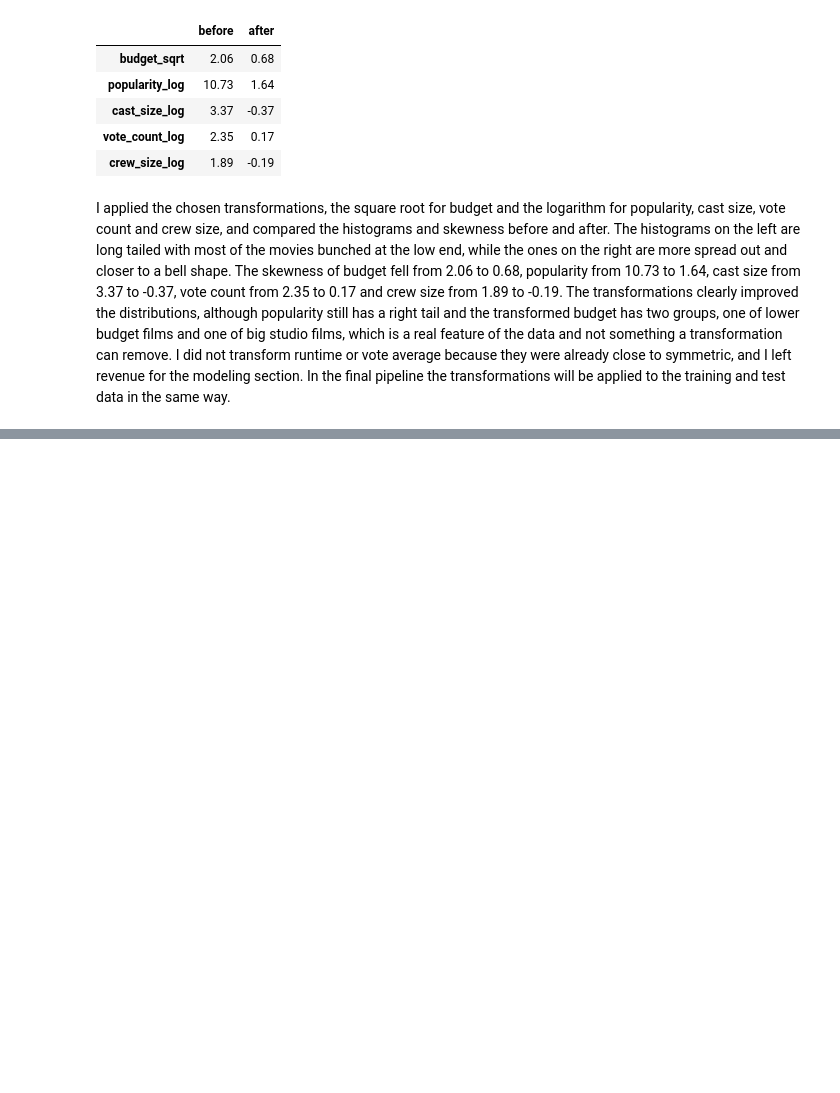
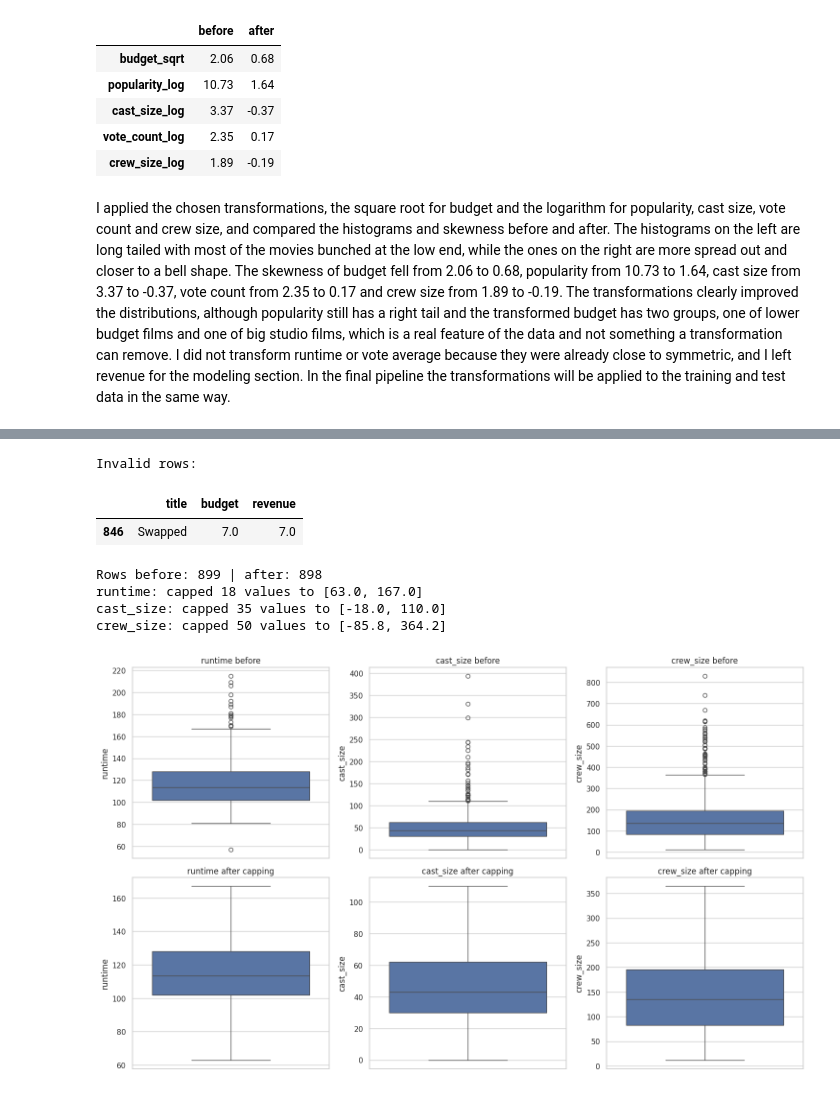
Before and after one commit to eishaiqbal767-cmyk/AI-TMBD-MOVIES-PROJECT, a Jupyter notebook: Notebooks/TMBD_Project.ipynb, the cells around one changed output, grey strips where cells are left out. Drawn from its saved outputs; the diff is of its cells as text; code cells hidden in the pictures; blank space fills up the shorter version.

Commit message:
Section 8: Outlier Detection Using the IQR Method

```diff
--- a/Notebooks/TMBD_Project.ipynb
+++ b/Notebooks/TMBD_Project.ipynb
@@ -1063,0 +1074,16 @@ I applied the chosen transformations, the square root for budget and the logarit
+# %%
+out_cols = ['budget', 'revenue', 'runtime', 'cast_size', 'crew_size',
+            'popularity', 'vote_count', 'vote_average']
+rows = []
+for c in out_cols:
+    s = eda[c].dropna()
+    q1, q3 = s.quantile(0.25), s.quantile(0.75)
+    iqr = q3 - q1
+    lo, hi = q1 - 1.5 * iqr, q3 + 1.5 * iqr
+    below, above = (s < lo).sum(), (s > hi).sum()
+    rows.append({'feature': c, 'Q1': q1, 'Q3': q3, 'IQR': iqr,
+                 'lower_fence': lo, 'upper_fence': hi,
+                 'below': below, 'above': above,
+                 'outliers_%': round((below + above) / len(s) * 100, 1)})
+iqr_table = pd.DataFrame(rows).set_index('feature')
+display(iqr_table.round(2))
@@ -1063,0 +1151,34 @@ I applied the chosen transformations, the square root for budget and the logarit
+# %%
+
+invalid = (eda['revenue'] < 1000) | (eda['budget'] < 1000)
+print('Invalid rows:')
+display(eda[invalid][['title', 'budget', 'revenue']])
+treated = eda[~invalid].copy()
+print('Rows before:', len(eda), '| after:', len(treated))
+
+
+cap_cols = ['runtime', 'cast_size', 'crew_size']
+capped = treated.copy()
+for c in cap_cols:
+    q1, q3 = treated[c].quantile(0.25), treated[c].quantile(0.75)
+    lo, hi = q1 - 1.5 * (q3 - q1), q3 + 1.5 * (q3 - q1)
+    n_cap = ((treated[c] < lo) | (treated[c] > hi)).sum()
+    capped[c] = treated[c].clip(lower=lo, upper=hi)
+    print(f'{c}: capped {n_cap} values to [{lo:.1f}, {hi:.1f}]')
+
+
+fig, axes = plt.subplots(2, 3, figsize=(15, 9))
+for i, c in enumerate(cap_cols):
+    sns.boxplot(y=treated[c], ax=axes[0, i]); axes[0, i].set_title(f'{c} before')
+    sns.boxplot(y=capped[c], ax=axes[1, i]); axes[1, i].set_title(f'{c} after capping')
+plt.tight_layout()
+plt.show()
+# %% [output]
+Invalid rows:
+|  | title | budget | revenue |
+| 846 | Swapped | 7.0 | 7.0 |
+Rows before: 899 | after: 898
+runtime: capped 18 values to [63.0, 167.0]
+cast_size: capped 35 values to [-18.0, 110.0]
+crew_size: capped 50 values to [-85.8, 364.2]
+[figure, added]
```
Also changed, not shown: parts of 11 cells of this notebook.
